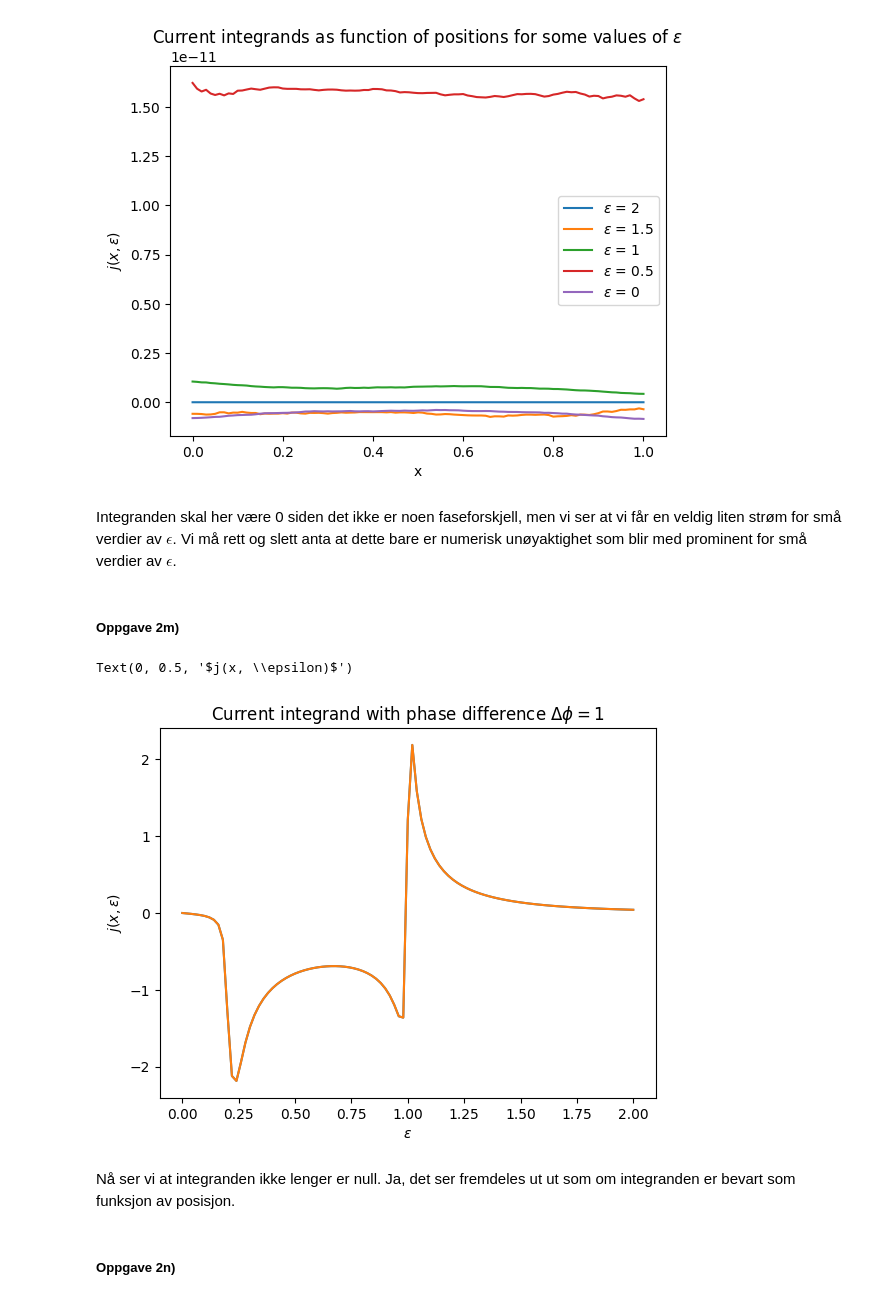
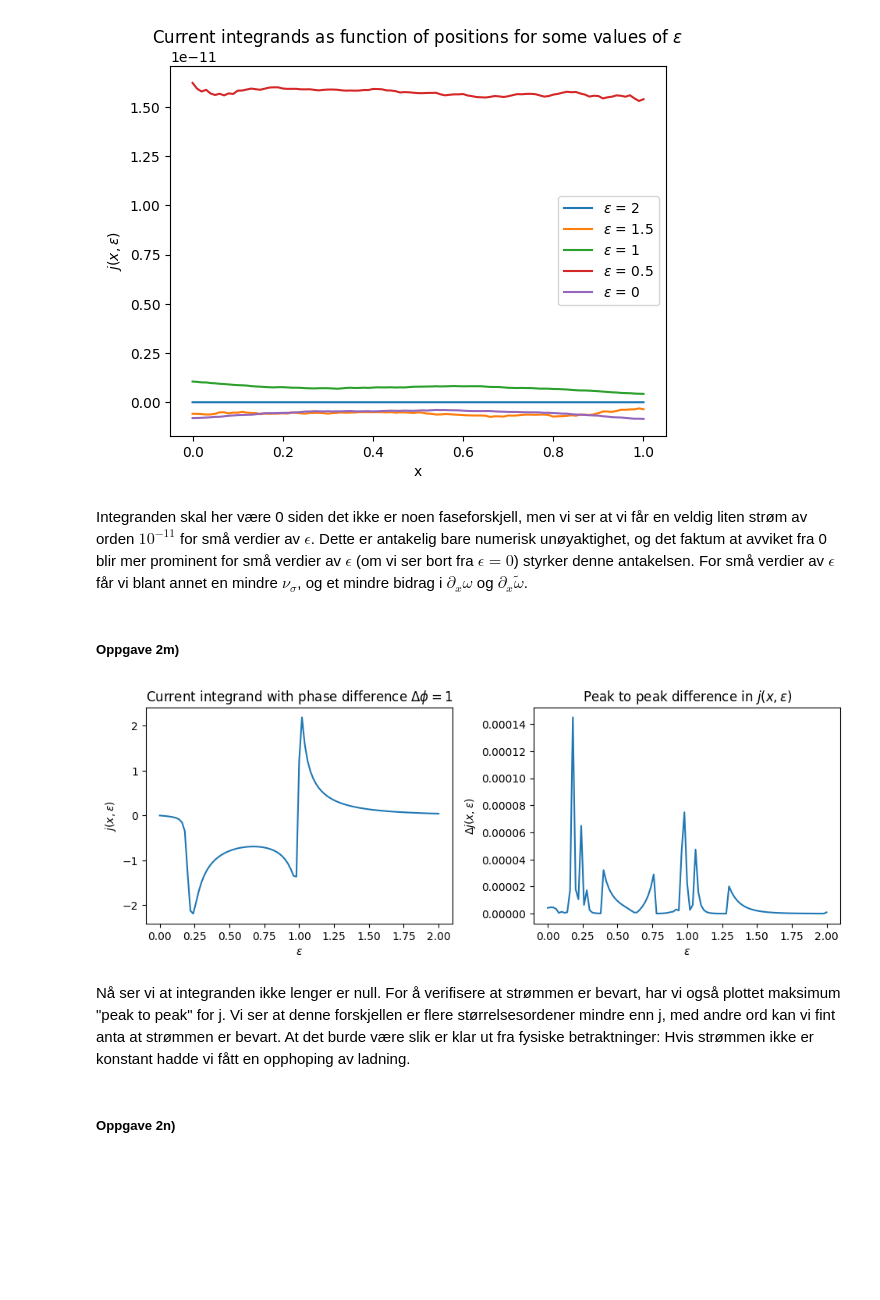
Before and after one commit to einaraarnaes/Prosjekt3, a Jupyter notebook: code.ipynb, the cells around one changed output. Drawn from its saved outputs; the diff is of its cells as text; code cells hidden in the pictures; blank space fills up the shorter version.

```diff
--- a/code.ipynb
+++ b/code.ipynb
@@ -47,7 +49,7 @@ import scipy as sp
 # %%
 
 
-def rk_32(x_init, x_end, y_init, f, h0 = 0.1, tol = 1e-7, alpha = 0.8):
+def rk_32(x_init: float, x_end: float, y_init: npt.ArrayLike, f: Callable, h0 = 0.1, tol = 1e-7, alpha = 0.8) -> Tuple[List, List, Dict]:
     """
     Solves an ivp with a Runge Kutta method.
 
@@ -61,8 +63,8 @@ def rk_32(x_init, x_end, y_init, f, h0 = 0.1, tol = 1e-7, alpha = 0.8):
         alpha(float, optional): Pessimist factor for step length.
 
     Returns:
-        x_vals (np array):
-        y_vals (np array):
+        x_vals (np array): X values
+        y_vals (np array): Y values
         data (dictionary):
             steplengths (np array): List of length of each step
             n (int): Numer of accepted steps
@@ -354,7 +342,7 @@ def func_1g(x,  y):
     Function for right hand side of systems of equations from y'' = y + sin(x)
 
     Args:
-        x (float)
+        x (float):
         y (array): Array of length 2.
 
     Returns:
@@ -370,7 +358,6 @@ time_1g = end-start
 fig, ax = plt.subplots()
 
 ax.plot(x_vals_all[-1], y_vals_all[-1])
-ax.set_xlabel("x")
-ax.set_ylabel("y")
-ax.set_title("Solution to $\\frac{d^2y}{dy^2} = y(x) + sin(x)  ,  y(0)=y(12)=0$")
+ax.set(xlabel = "x", ylabel = "y", title = "Solution to $\\frac{d^2y}{dy^2} = y(x) + sin(x)  ,  y(0)=y(12)=0$")
+plt.show()
 # %% [output]
@@ -705,6 +686,7 @@ def bc_2i(v_left, v_right, epsilon = 1, delta = 0.01, if_param = 3, l = 1, phase
         v_left (np array):
         v_right (np array):
         if_param (float, optional):
+        phase_diff (float): Phi_L - Phi_R
 
     Returns:
         (np array): Array of size 32
@@ -799,10 +779,8 @@ for j, l in enumerate(lengths):
             y_2l[np.where(epsilons_2l == epsilon)] = y
 
     axs[j].plot(epsilon_vals, densities)
-    axs[j].set_title(f"l = {l}")
-    axs[j].set_xlabel("$\\epsilon$")
-    axs[j].set_ylabel("$D(\\epsilon, x)/D_0$")
-    axs[j].legend()
+    axs[j].set(xlabel = "$\\epsilon$", ylabel = "$D(\\epsilon, x)/D_0$", title = f"l = {l}")
+
 
 plt.tight_layout(pad=2.0, w_pad=1.0, h_pad=1.0)
 # %% [output]
@@ -855,42 +831,47 @@ ax.legend()
 <matplotlib.legend.Legend at 0x...>
 [figure]
 # %% [markdown]
-Integranden skal her være 0 siden det ikke er noen faseforskjell, men vi ser at vi får en veldig liten strøm for små verdier av $\epsilon$. Vi må rett og slett anta at dette bare er numerisk unøyaktighet som blir med prominent for små verdier av $\epsilon$.
+Integranden skal her være 0 siden det ikke er noen faseforskjell, men vi ser at vi får en veldig liten strøm av orden $10^{-11}$ for små verdier av $\epsilon$. Dette er antakelig bare numerisk unøyaktighet, og det faktum at avviket fra 0 blir mer prominent for små verdier av $\epsilon$ (om vi ser bort fra $\epsilon = 0$) styrker denne antakelsen. For små verdier av $\epsilon$ får vi blant annet en mindre $\nu_\sigma$, og et mindre bidrag i $\partial_x \omega$ og $\partial_x \tilde{\omega}$.
 # %% [markdown]
 ##### Oppgave 2m)
 # %%
 m = 101
 l = 1
 phase_diff = 1
 
-fig, ax = plt.subplots()
+fig, axs = plt.subplots(ncols = 2, nrows = 1, figsize = (10,4))
 
 
 x = np.linspace(0, l, m)
 y = np.zeros((32, m))
 
 epsilon_vals = np.linspace(2, 0, 101)
 
-current_integrands = np.zeros(len(epsilon_vals))
-
-current_integrands_2 = np.zeros(len(epsilon_vals)) #Fjerne??
+j = np.zeros(len(epsilon_vals))
+diff = np.zeros(len(epsilon_vals))
 
 for i, epsilon in enumerate(epsilon_vals):
     sol = solve_bvp(lambda x, y: equation(x, y, epsilon = epsilon), lambda v_left, v_right: bc_2i(v_left, v_right, epsilon = epsilon, phase_diff = phase_diff), x, y)
     y = sol.sol(x)  # To ensure the new guess is of the same dimension. solve_bvp can add y_values if the tolerance is not met.
-    current_integrands[i] = current_integrand(y.T[(m-1)//2])
-    current_integrands_2[i] = current_integrand(y.T[(m-1)//4])  #Fjerne?
+    integrands = current_integrands(y)
+    diff[i] = np.ptp(integrands)
+    j[i] = integrands[(m-1)//2]
 
-ax.plot(epsilon_vals, current_integrands)
-ax.plot(epsilon_vals, current_integrands_2)
-ax.set_title("Current integrand with phase difference $\\Delta \\phi = 1$")
-ax.set_xlabel("$\\epsilon$")
-ax.set_ylabel("$j(x, \\epsilon)$")
+axs[0].plot(epsilon_vals, j)
+axs[0].set_title("Current integrand with phase difference $\\Delta \\phi = 1$")
+axs[0].set_xlabel("$\\epsilon$")
+axs[0].set_ylabel("$j(x, \\epsilon)$")
+
+axs[1].plot(epsilon_vals, diff)
+axs[1].set_title("Peak to peak difference in $j(x, \\epsilon)$")
+axs[1].set_xlabel("$\\epsilon$")
+axs[1].set_ylabel("$\\Delta j(x, \\epsilon)$")
+
+plt.tight_layout(pad=2.0, w_pad=1.0, h_pad=1.0)
 # %% [output]
-Text(0, 0.5, '$j(x, \\epsilon)$')
-[figure, old version]
+[figure, new version]
 # %% [markdown]
-Nå ser vi at integranden ikke lenger  er null. Ja, det ser fremdeles ut ut som om integranden er bevart som funksjon av posisjon.
+Nå ser vi at integranden ikke lenger er null. For å verifisere at strømmen er bevart, har vi også plottet maksimum "peak to peak" for j. Vi ser at denne forskjellen er flere størrelsesordener mindre enn j, med andre ord kan vi fint anta at strømmen er bevart. At det burde være slik er klar ut fra fysiske betraktninger: Hvis strømmen ikke er konstant hadde vi fått en opphoping av ladning.
 # %% [markdown]
 ##### Oppgave 2n)
 # %%
```
Also changed, not shown: parts of 13 cells of this notebook.
